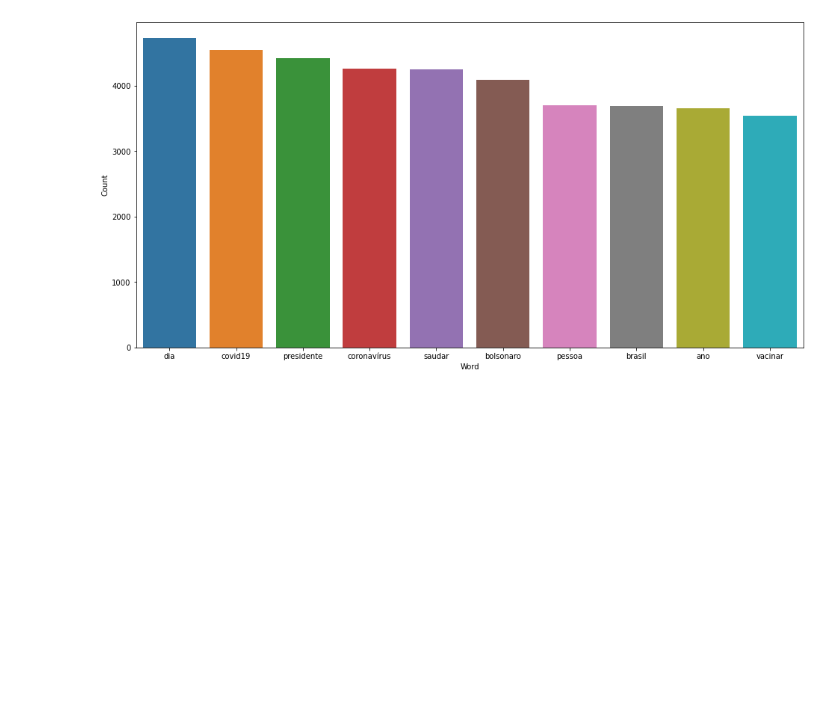
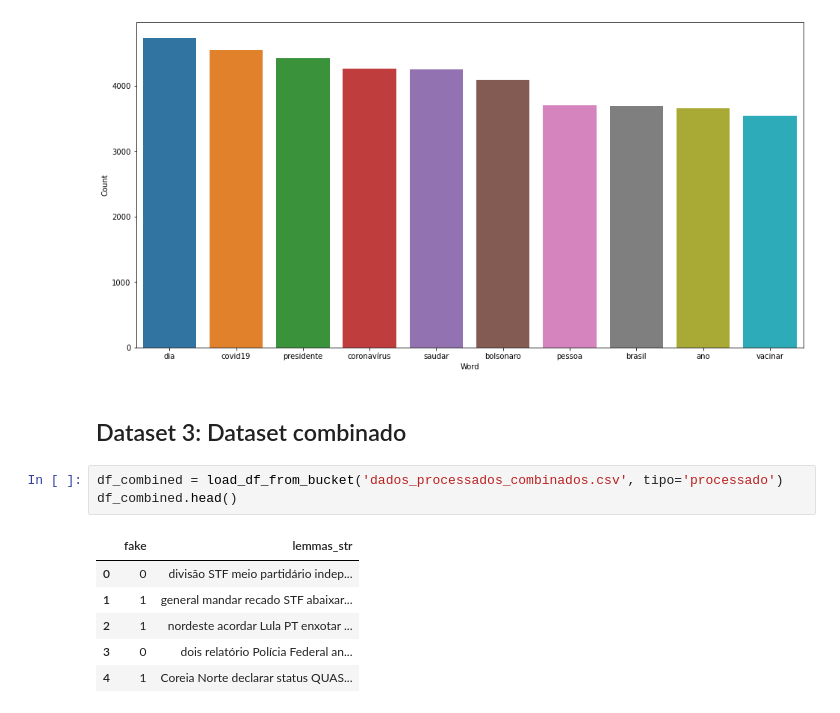
Before and after one commit to RodriguesRBruno/ProjetoMultidisciplinar, a Jupyter notebook: visualizations.ipynb, the cells around one changed output. Cells and saved outputs as stored; diff of their text form; blank space fills up the shorter version.

```diff
--- a/visualizations.ipynb
+++ b/visualizations.ipynb
@@ -149,3 +144,15 @@ token_list = list([a for b in df_recogna['lemmas_str'].str.split(' ').tolist() f
 plot_word_counts(token_list, n=10)
 # %% [output]
 [figure]
+# %% [markdown]
+## Dataset 3: Dataset combinado
+# %%
+df_combined = load_df_from_bucket('dados_processados_combinados.csv', tipo='processado')
+df_combined.head()
+# %% [output]
+|  | fake | lemmas_str |
+| 0 | 0 | divisão STF meio partidário indep... |
+| 1 | 1 | general mandar recado STF abaixar... |
+| 2 | 1 | nordeste acordar Lula PT enxotar ... |
+| 3 | 0 | dois relatório Polícia Federal an... |
+| 4 | 1 | Coreia Norte declarar status QUAS... |
```
Also changed, not shown: parts of 6 cells of this notebook, 5 other files.
